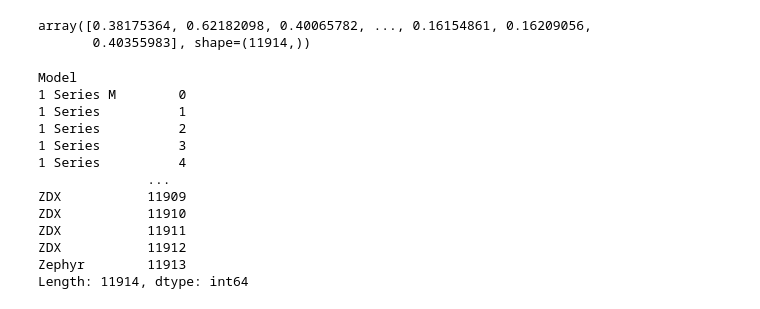
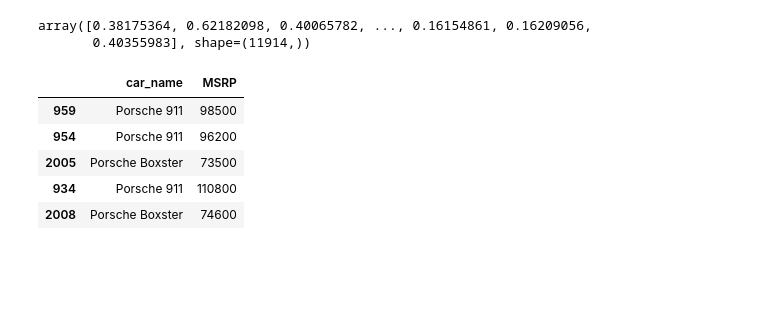
Before and after one commit to PremKarhale/CarRecommendationSystem, a Jupyter notebook: model_training/car_recommendation.ipynb, the cells around one changed output. Drawn from its saved outputs; the diff is of its cells as text; code cells hidden in the pictures; blank space fills up the shorter version.

```diff
--- a/model_training/car_recommendation.ipynb
+++ b/model_training/car_recommendation.ipynb
@@ -447,20 +447,33 @@ sim_matrix[900]
 array([0.38175364, 0.62182098, 0.40065782, ..., 0.16154861, 0.16209056,
        0.40355983], shape=(11914,))
 # %%
+#Build the Recommendation Function using car name
 df['car_name'] = df['Make'].astype(str) + ' ' + df['Model'].astype(str)
+indices=pd.Series(df.index,index=df['car_name']).drop_duplicates()
+
+def recommend_car(car_name,top_n=5):
+    if car_name not in indices:
+        return "Car not found in dataset."
+
+    # 1. Get the index of the car that matches the title
+    idx = indices[car_name]
+    if isinstance(idx,pd.Series):
+        idx = idx.iloc[0]
+
+     # 2. Get the pairwise similarity scores of all cars with that car
+    sim_scores = list(enumerate(sim_matrix[idx]))
+    sim_scores = sorted(sim_scores,key=lambda x : x[1],reverse=True)
+
+    sim_scores = sim_scores[1:top_n+1]
+    car_indices = [i[0] for i in sim_scores]
+
+    return df.iloc[car_indices][['car_name','MSRP']]
+
+recommend_car('Porsche 911',5)
+# %% [output]
+|  | car_name | MSRP |
+| 959 | Porsche 911 | 98500 |
+| 954 | Porsche 911 | 96200 |
+| 2005 | Porsche Boxster | 73500 |
+| 934 | Porsche 911 | 110800 |
+| 2008 | Porsche Boxster | 74600 |
-# %%
-indices
-# %% [output]
-Model
-1 Series M        0
-1 Series          1
-1 Series          2
-1 Series          3
-1 Series          4
-              ...
-ZDX           11909
-ZDX           11910
-ZDX           11911
-ZDX           11912
-Zephyr        11913
-Length: 11914, dtype: int64
```
